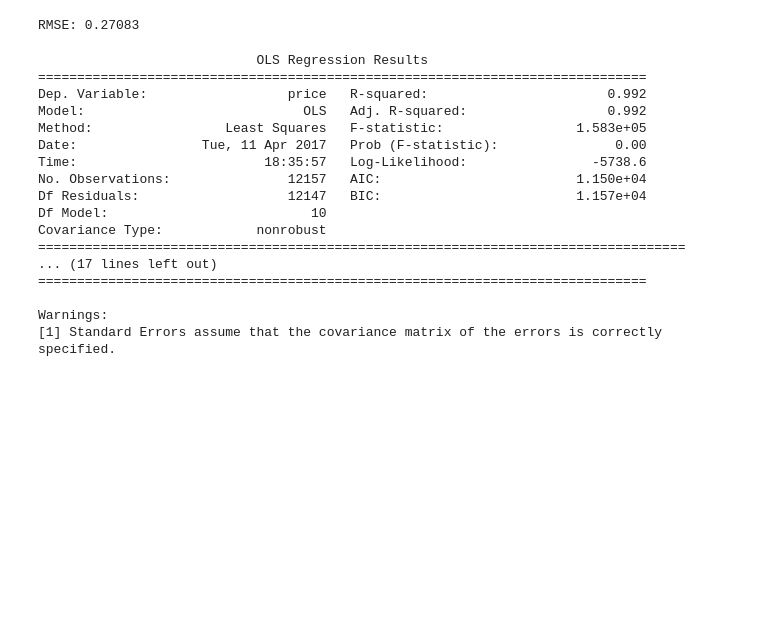
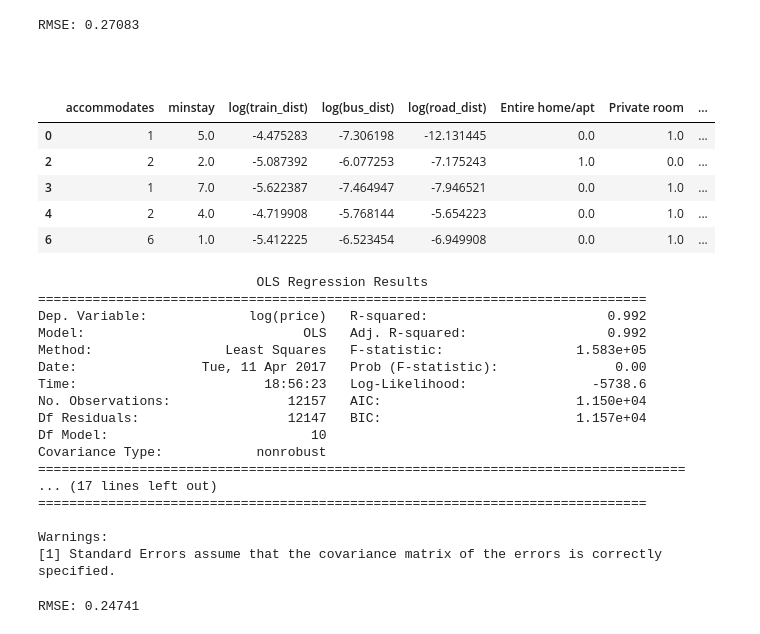
Before and after one commit to terryluzj/ba-data-driven-marketing, a Jupyter notebook: Airbnb - Singapore.ipynb, the cells around one changed output. Cells and saved outputs as stored; diff of their text form; code cells hidden in the pictures; blank space fills up the shorter version.

```diff
--- a/Airbnb - Singapore.ipynb
+++ b/Airbnb - Singapore.ipynb
@@ -364,27 +364,41 @@ scores = cross_val_score(xgb_model, airbnb_X_new, airbnb_y, cv=20, scoring='neg_
 print("RMSE: %0.5f" % np.sqrt(-scores.mean()))
 # %% [output]
 RMSE: 0.27083
-# %%
-new_model = sm.OLS(airbnb_y, airbnb_X_new)
-results = new_model.fit()
-print(results.summary())
-# %% [output]
-                            OLS Regression Results
-==============================================================================
-Dep. Variable:                  price   R-squared:                       0.992
-Model:                            OLS   Adj. R-squared:                  0.992
-Method:                 Least Squares   F-statistic:                 1.583e+05
-Date:                Tue, 11 Apr 2017   Prob (F-statistic):               0.00
-Time:                        18:35:57   Log-Likelihood:                -5738.6
-No. Observations:               12157   AIC:                         1.150e+04
-Df Residuals:                   12147   BIC:                         1.157e+04
-Df Model:                          10
-Covariance Type:            nonrobust
-===================================================================================
-... (17 lines left out)
-==============================================================================
-
-Warnings:
-[1] Standard Errors assume that the covariance matrix of the errors is correctly specified.
 # %% [markdown]
 #
+# %%
+airbnb_final = airbnb_X_new.join(airbnb_y)
+airbnb_final.columns = ['accommodates', 'minstay', 'log(train_dist)', 'log(bus_dist)', 'log(road_dist)', 'Entire home/apt', 'Private room', 'High Price Area', 'Low Price Area', 'has_sentiment', 'log(price)']
+airbnb_final_X = airbnb_final.drop('log(price)', axis=1)
+airbnb_final_y = airbnb_final['log(price)']
+# %%
+airbnb_final.head()
+# %% [output]
+|  | accommodates | minstay | log(train_dist) | log(bus_dist) | log(road_dist) | Entire home/apt | Private room | ... |
+| 0 | 1 | 5.0 | -4.475283 | -7.306198 | -12.131445 | 0.0 | 1.0 | ... |
+| 2 | 2 | 2.0 | -5.087392 | -6.077253 | -7.175243 | 1.0 | 0.0 | ... |
+| 3 | 1 | 7.0 | -5.622387 | -7.464947 | -7.946521 | 0.0 | 1.0 | ... |
+| 4 | 2 | 4.0 | -4.719908 | -5.768144 | -5.654223 | 0.0 | 1.0 | ... |
+| 6 | 6 | 1.0 | -5.412225 | -6.523454 | -6.949908 | 0.0 | 1.0 | ... |
+# %%
+new_model = sm.OLS(airbnb_final_y, airbnb_final_X)
+results = new_model.fit()
+print(results.summary())
+# %% [output]
+                            OLS Regression Results
+==============================================================================
+Dep. Variable:             log(price)   R-squared:                       0.992
+Model:                            OLS   Adj. R-squared:                  0.992
+Method:                 Least Squares   F-statistic:                 1.583e+05
+Date:                Tue, 11 Apr 2017   Prob (F-statistic):               0.00
+Time:                        18:56:23   Log-Likelihood:                -5738.6
+No. Observations:               12157   AIC:                         1.150e+04
+Df Residuals:                   12147   BIC:                         1.157e+04
+Df Model:                          10
+Covariance Type:            nonrobust
+===================================================================================
+... (17 lines left out)
+==============================================================================
+
+Warnings:
+[1] Standard Errors assume that the covariance matrix of the errors is correctly specified.
@@ -390,0 +409,5 @@ Warnings:
+# %%
+from sklearn.metrics import mean_squared_error
+print("RMSE: %0.5f" % np.sqrt(mean_squared_error(y_pred, y_test)))
+# %% [output]
+RMSE: 0.24741
```
Also changed, not shown: parts of 6 cells of this notebook.
